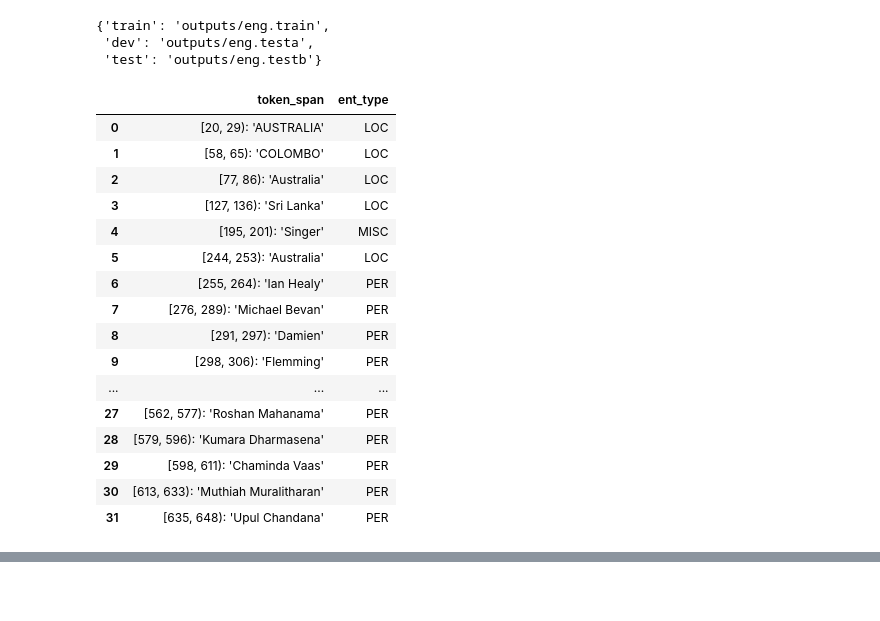
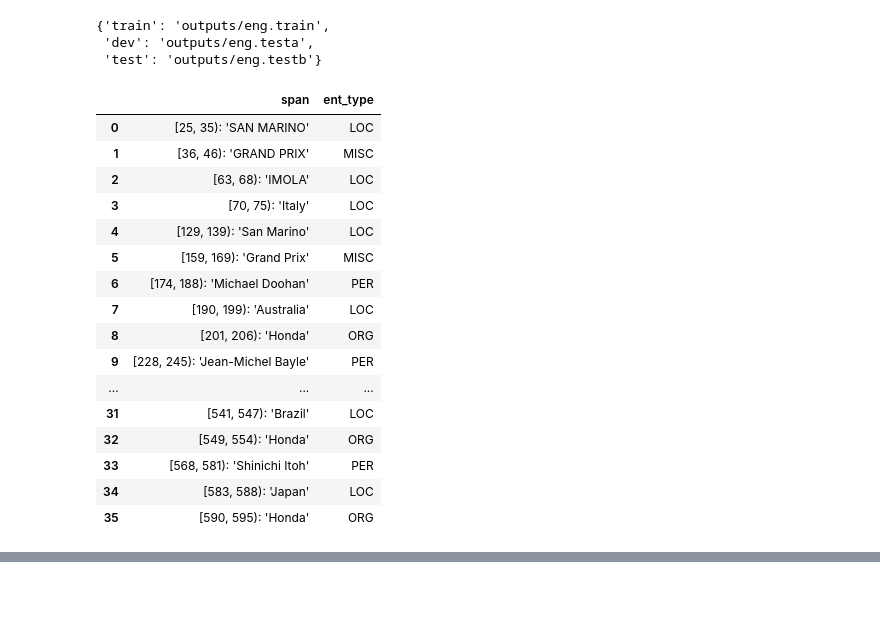
Before and after one commit to CODAIT/text-extensions-for-pandas, a Jupyter notebook: tutorials/corpus/CoNLL_View_Doc.ipynb, the cells around one changed output, grey strips where cells are left out. Cells and saved outputs as stored; diff of their text form; code cells hidden in the pictures.

Commit message:
Adjust code in notebooks and util.py for API changes (#137)

```diff
--- a/tutorials/corpus/CoNLL_View_Doc.ipynb
+++ b/tutorials/corpus/CoNLL_View_Doc.ipynb
@@ -24,7 +30,7 @@ import util
 # Download and cache the data set.
 # NOTE: This data set is licensed for research use only. Be sure to adhere
 #  to the terms of the license when using this data set!
-data_set_info = util.get_conll_data()
+data_set_info = tp.io.conll.maybe_download_conll_data("outputs")
 data_set_info
 # %% [output]
 {'train': 'outputs/eng.train',
@@ -34,9 +40,8 @@ data_set_info
 # The raw dataset in its original tokenization
 corpus_raw = {}
 for fold_name, file_name in data_set_info.items():
-    df_list = tp.conll_2003_to_dataframes(file_name,
-                                          ["pos", "phrase", "ent"],
-                                          [False, True, True])
+    df_list = tp.io.conll.conll_2003_to_dataframes(
+        file_name, ["pos", "phrase", "ent"], [False, True, True])
     corpus_raw[fold_name] = [
         df.drop(columns=["pos", "phrase_iob", "phrase_type"])
         for df in df_list
@@ -44,32 +49,32 @@ for fold_name, file_name in data_set_info.items():
 # %%
 # Convert IOB2-tagged tokens to spans
 all_spans = {
-    k: [tp.iob_to_spans(df) for df in v] for k, v in corpus_raw.items()
+    k: [tp.io.conll.iob_to_spans(df) for df in v] for k, v in corpus_raw.items()
 }
 # %%
 # Turn off the 60-row limit for displaying dataframes
 pd.options.display.max_rows = None
 # %%
-fold = "dev"
-doc_offset = 28
+fold = "train"
+doc_offset = 943
 doc_df = all_spans[fold][doc_offset]
 doc_df
 # %% [output]
-|  | token_span | ent_type |
-| 0 | [20, 29): 'AUSTRALIA' | LOC |
-| 1 | [58, 65): 'COLOMBO' | LOC |
-| 2 | [77, 86): 'Australia' | LOC |
-| 3 | [127, 136): 'Sri Lanka' | LOC |
-| 4 | [195, 201): 'Singer' | MISC |
-| 5 | [244, 253): 'Australia' | LOC |
-| 6 | [255, 264): 'Ian Healy' | PER |
-| 7 | [276, 289): 'Michael Bevan' | PER |
-| 8 | [291, 297): 'Damien' | PER |
-| 9 | [298, 306): 'Flemming' | PER |
+|  | span | ent_type |
+| 0 | [25, 35): 'SAN MARINO' | LOC |
+| 1 | [36, 46): 'GRAND PRIX' | MISC |
+| 2 | [63, 68): 'IMOLA' | LOC |
+| 3 | [70, 75): 'Italy' | LOC |
+| 4 | [129, 139): 'San Marino' | LOC |
+| 5 | [159, 169): 'Grand Prix' | MISC |
+| 6 | [174, 188): 'Michael Doohan' | PER |
+| 7 | [190, 199): 'Australia' | LOC |
+| 8 | [201, 206): 'Honda' | ORG |
+| 9 | [228, 245): 'Jean-Michel Bayle' | PER |
 | ... | ... | ... |
-| 27 | [562, 577): 'Roshan Mahanama' | PER |
-| 28 | [579, 596): 'Kumara Dharmasena' | PER |
-| 29 | [598, 611): 'Chaminda Vaas' | PER |
-| 30 | [613, 633): 'Muthiah Muralitharan' | PER |
-| 31 | [635, 648): 'Upul Chandana' | PER |
+| 31 | [541, 547): 'Brazil' | LOC |
+| 32 | [549, 554): 'Honda' | ORG |
+| 33 | [568, 581): 'Shinichi Itoh' | PER |
+| 34 | [583, 588): 'Japan' | LOC |
+| 35 | [590, 595): 'Honda' | ORG |
 # %%
```
Also changed, not shown: parts of 4 cells of this notebook, 3 other files.
